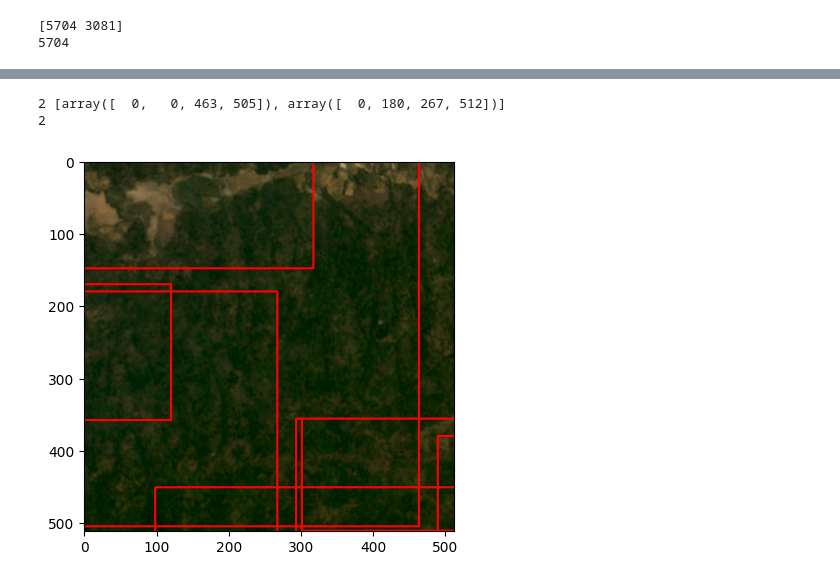
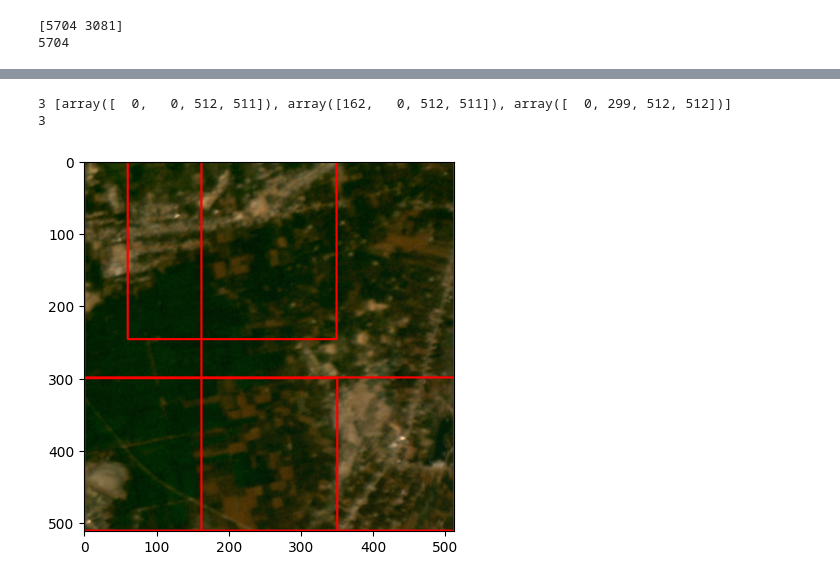
Before and after one commit to OwOIamNoob/airc, a Jupyter notebook: notebooks/gdino.ipynb, the cells around one changed output, grey strips where cells are left out. Drawn from its saved outputs; the diff is of its cells as text; code cells hidden in the pictures.

```diff
--- a/notebooks/gdino.ipynb
+++ b/notebooks/gdino.ipynb
@@ -71,9 +83,9 @@ print(mesh.max())
 [5704 3081]
 5704
 # %%
-batch_size=4
+batch_size=2
 threshold = 0.4
-text = "waterbody"
+text = "waterline"
 boxes = []
 box_check = np.zeros([steps, steps])
 for i in tqdm.tqdm(range(0, mesh.shape[0], batch_size), desc="Inference on GDINO"):
@@ -118,9 +130,9 @@ with open("/work/hpc/potato/airc/data/sam/box_0.5_0.7.npy", "wb") as f:
 # %%
-boxes = np.load("/work/hpc/potato/airc/data/sam/box_0.5_0.7.npy")
-prune = non_max_suppression(boxes, 0.5)
+boxes = np.load("/work/hpc/potato/airc/data/sam/2015_box_0.5_0.7.npy")
+# pruned = non_max_suppression(boxes, 0.)
 # %%
 viz  = image.copy()
-for box in pruned:
+for box in boxes:
     cv2.rectangle(viz, box[:2], box[2:], (255, 0, 0), 2)
 cv2.imwrite("/work/hpc/potato/airc/data/viz/boxes.jpeg", viz[..., ::-1])
 plt.imshow(viz)
@@ -150,27 +142,29 @@ print(np.array(prune) - np.array([c[1], c[0], c[1], c[0]]))
 # %%
-def find_boxes(boxes, base, size, minArae=0.3):
+def find_boxes(boxes, base, size, checked=None, minArae=0.3):
     minArea = 0.3 * size[0] * size[1]
     dst = base + size
     window = np.array([base[1], base[0], base[1], base[0]])
     cand = boxes - window
     valid = np.where(cand < 0, 0, cand)
+    if not checked:
+        checked = [False] * len(boxes)
     for i in range(size.shape[0]):
         valid[:, i] = np.where(valid[:, i] > size[i], size[i], valid[:, i])
         j = i + 2
         valid[:, j] = np.where(valid[:, j] > size[i], size[i], valid[:, j])
     # print(valid, base, window)
-    checked = [box for box in valid if max(box[2] - box[0], 0) * max(box[3] - box[1], 0) >= minArea]
+    checked = [box for check, box in zip(checked, valid) if (max(box[2] - box[0], 0) * max(box[3] - box[1], 0) >= minArea) and not check]
     return sorted(checked, key=lambda box: -max(box[2] - box[0], 0) * max(box[3] - box[1], 0))
 # %%
-c = mesh[1500]
-valid = find_boxes(np.array(prune), c, patch_size, minArae=0.3)
+c = mesh[200]
+valid = find_boxes(np.array(pruned), c, patch_size, minArae=0.3)
 print(len(valid), valid)
 plt.imshow(viz[c[0]:c[0] + 512, c[1]:c[1] + 512])
 post_box = non_max_suppression(valid, 0.7)
 print(len(post_box))
 # %% [output]
-2 [array([  0,   0, 463, 505]), array([  0, 180, 267, 512])]
-2
+3 [array([  0,   0, 512, 511]), array([162,   0, 512, 511]), array([  0, 299, 512, 512])]
+3
-[figure, old version]
+[figure, new version]
 # %%
 sigmoid = lambda x: 1 /(1 + np.exp(-x))
```
Also changed, not shown: parts of 9 cells of this notebook, 12 other files.
